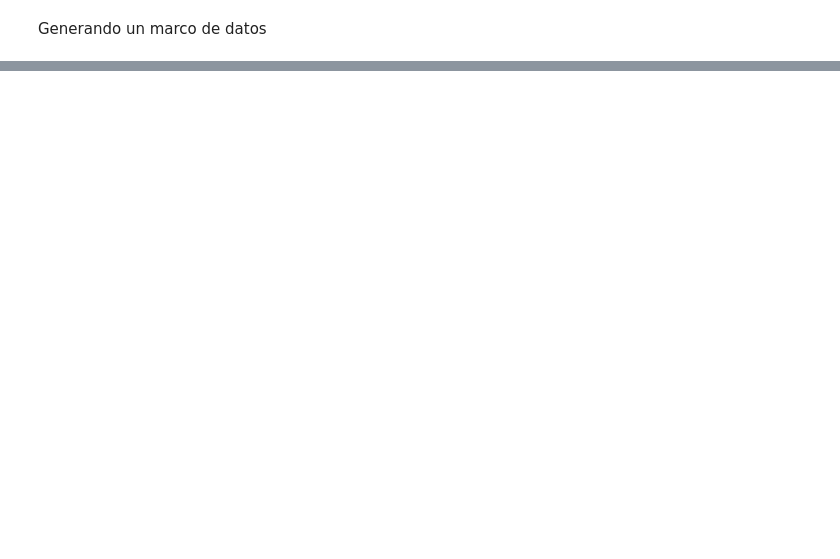
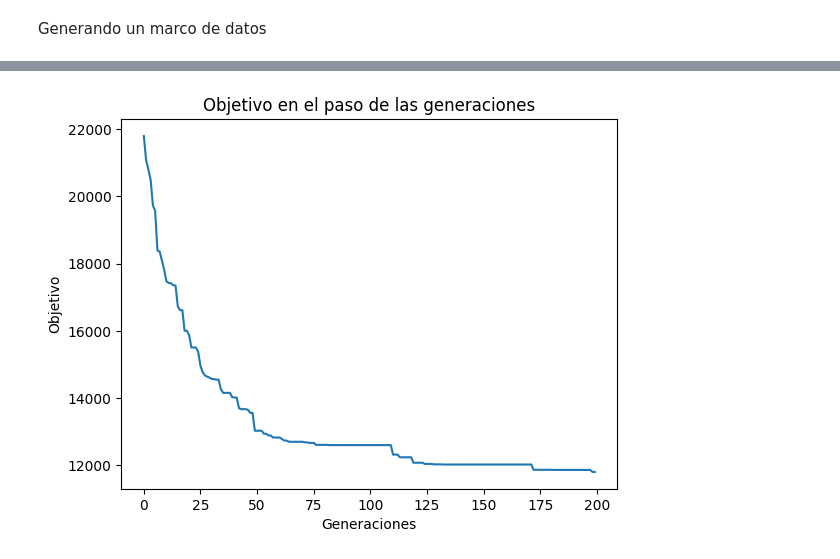
Before and after one commit to GinoBartolucci/algoritmos-geneticos, a Jupyter notebook: TP3/AlgoritmoGenetico/Main_TP3.ipynb, the cells around one changed output, grey strips where cells are left out. Drawn from its saved outputs; the diff is of its cells as text; code cells hidden in the pictures; blank space fills up the shorter version.

```diff
--- a/TP3/AlgoritmoGenetico/Main_TP3.ipynb
+++ b/TP3/AlgoritmoGenetico/Main_TP3.ipynb
@@ -123,0 +147,15 @@ KM(Totales = objt): 10023.0 11192.0 km | fitness = 8.934953538241601e-05
+# %%
+import matplotlib.pyplot as plt
+
+# extraer los datos de la columna 'objetivo' y 'i'
+objetivos = df['objetivo']
+pasos = df['i']
+
+# graficar los datos
+plt.plot(pasos, objetivos)
+plt.xlabel('Generaciones')
+plt.ylabel('Objetivo')
+plt.title('Objetivo en el paso de las generaciones')
+plt.show()
+# %% [output]
+[figure, added]
```
Also changed, not shown: parts of 4 cells of this notebook.
